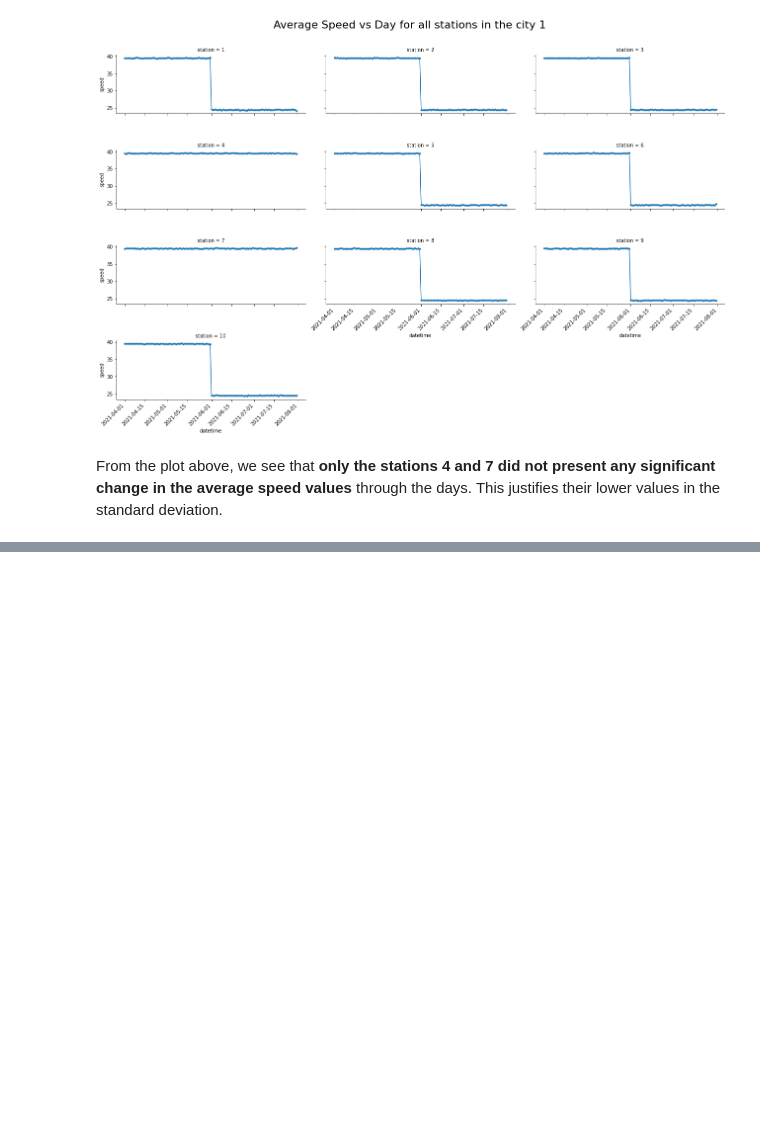
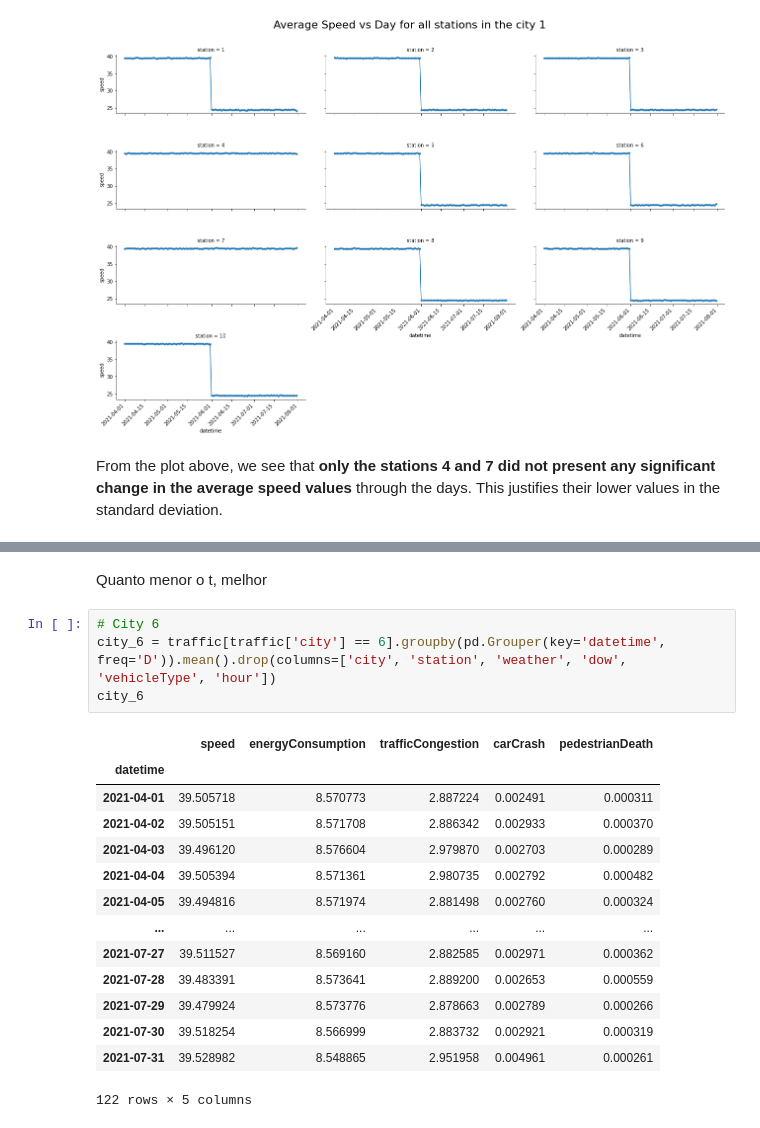
Before and after one commit to leonardohannas/MODS206_TelecomParis, a Jupyter notebook: notebook.ipynb, the cells around one changed output, grey strips where cells are left out. Drawn from its saved outputs; the diff is of its cells as text; blank space fills up the shorter version.

```diff
--- a/notebook.ipynb
+++ b/notebook.ipynb
@@ -222,0 +258,21 @@ From the plot above, we see that **only the stations 4 and 7 did not present any
+# %% [markdown]
+Quanto menor o t, melhor
+# %%
+# City 6
+city_6 = traffic[traffic['city'] == 6].groupby(pd.Grouper(key='datetime', freq='D')).mean().drop(columns=['city', 'station', 'weather', 'dow', 'vehicleType', 'hour'])
+city_6
+# %% [output]
+|  | speed | energyConsumption | trafficCongestion | carCrash | pedestrianDeath |
+| datetime |  |  |  |  |  |
+| 2021-04-01 | 39.505718 | 8.570773 | 2.887224 | 0.002491 | 0.000311 |
+| 2021-04-02 | 39.505151 | 8.571708 | 2.886342 | 0.002933 | 0.000370 |
+| 2021-04-03 | 39.496120 | 8.576604 | 2.979870 | 0.002703 | 0.000289 |
+| 2021-04-04 | 39.505394 | 8.571361 | 2.980735 | 0.002792 | 0.000482 |
+| 2021-04-05 | 39.494816 | 8.571974 | 2.881498 | 0.002760 | 0.000324 |
+| ... | ... | ... | ... | ... | ... |
+| 2021-07-27 | 39.511527 | 8.569160 | 2.882585 | 0.002971 | 0.000362 |
+| 2021-07-28 | 39.483391 | 8.573641 | 2.889200 | 0.002653 | 0.000559 |
+| 2021-07-29 | 39.479924 | 8.573776 | 2.878663 | 0.002789 | 0.000266 |
+| 2021-07-30 | 39.518254 | 8.566999 | 2.883732 | 0.002921 | 0.000319 |
+| 2021-07-31 | 39.528982 | 8.548865 | 2.951958 | 0.004961 | 0.000261 |
+122 rows × 5 columns
```
Also changed, not shown: parts of 8 cells of this notebook, 1 other file.
